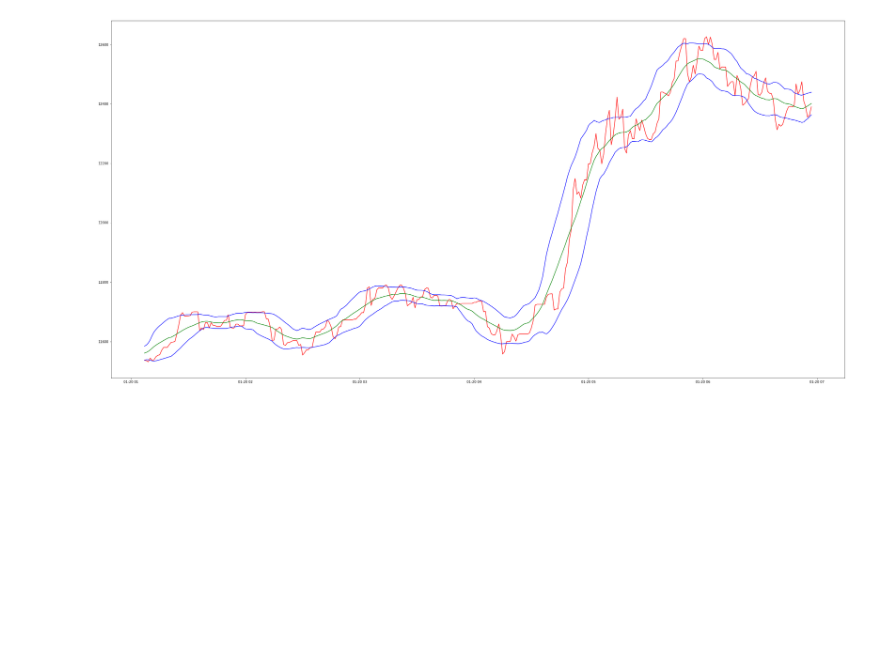
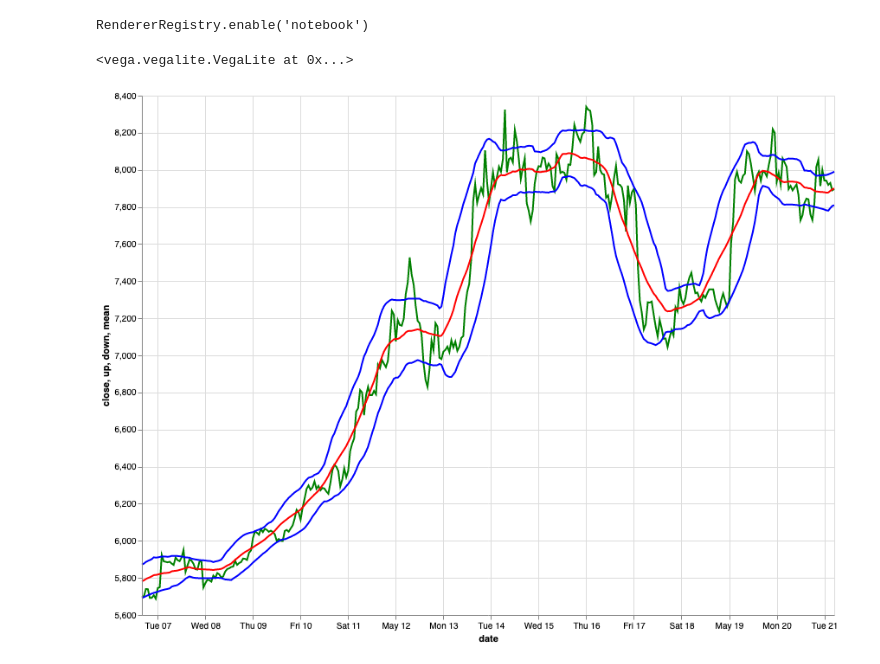
Before and after one commit to perryism/examples, a Jupyter notebook: bitcoin/bollinger_band.ipynb, the cells around one changed output. Drawn from its saved outputs; the diff is of its cells as text; code cells hidden in the pictures; blank space fills up the shorter version.

Commit message:
USe altair

```diff
--- a/bitcoin/bollinger_band.ipynb
+++ b/bitcoin/bollinger_band.ipynb
@@ -14,26 +14,47 @@ def bollinger_band(data, window = 7, center = False, min_periods = 1):
 
 import logging
 
-def BTC_hist():
-    data = public_client.get_product_historic_rates('BTC-USD')
-    df = pd.DataFrame(data)
-    df['date'] = pd.to_datetime(df[0],unit='s')
+def BTC_hist(start):
+    ##https://docs.pro.coinbase.com/#get-historic-rates
+    data = public_client.get_product_historic_rates('BTC-USD', start=start, granularity=3600)
+    df = pd.DataFrame(data, columns=['time', 'low', 'high', 'open', 'close', 'volume'])
+    df['date'] = pd.to_datetime(df['time'],unit='s')
     df['date'].dt.tz_localize('UTC').dt.tz_convert('America/Los_Angeles')
     return df
-
-def plot_bb(df, window = 20):
-    df['close'] = df[1].sort_index(ascending=True)
-    df['mean'], df['up'], df['down'] = bollinger_band(df['close'], window = window, center = True)
-    plt.plot(df['date'], df['close'], color='red')
-    plt.plot(df['date'], df['mean'], color='green')
-    plt.plot(df['date'], df['up'], color='blue')
-    plt.plot(df['date'], df['down'], color='blue')
 # %%
 %matplotlib inline
 import pylab as plt
+
+import altair as alt
+alt.renderers.enable('notebook')
+# %% [output]
+RendererRegistry.enable('notebook')
-# %%
-plt.figure(figsize=(40,20))
-df = BTC_hist()
-plot_bb(df, 30)
-# %% [output]
-[figure, removed]
+# %%
+df = BTC_hist(datetime.now() - timedelta(days=7))
+# %%
+from functools import reduce
+
+WIDTH, HEIGHT = 800, 600
+colors = { 'close': 'green', 'up': 'blue', 'down': 'blue', 'mean': 'red'}
+def alt_line_chart(df, column):
+    c = alt.Chart(df, width=WIDTH, height=HEIGHT).mark_line(color=colors[column]).encode(
+        alt.X('date'),
+        alt.Y(column,
+            scale=alt.Scale(zero=False)
+        )
+    )
+    return c
+
+def add(x, y):
+    return x + y
+
+def plot_bb(df, window = 20):
+    df['close'] = df['close'].sort_index(ascending=True)
+    df['mean'], df['up'], df['down'] = bollinger_band(df['close'], window = window, center = True)
+
+    return reduce(add, map(lambda x: alt_line_chart(df, x), ['close', 'up', 'down', 'mean']))
+
+plot_bb(df, 30)
+# %% [output]
+<vega.vegalite.VegaLite at 0x...>
+[figure, added]
```
